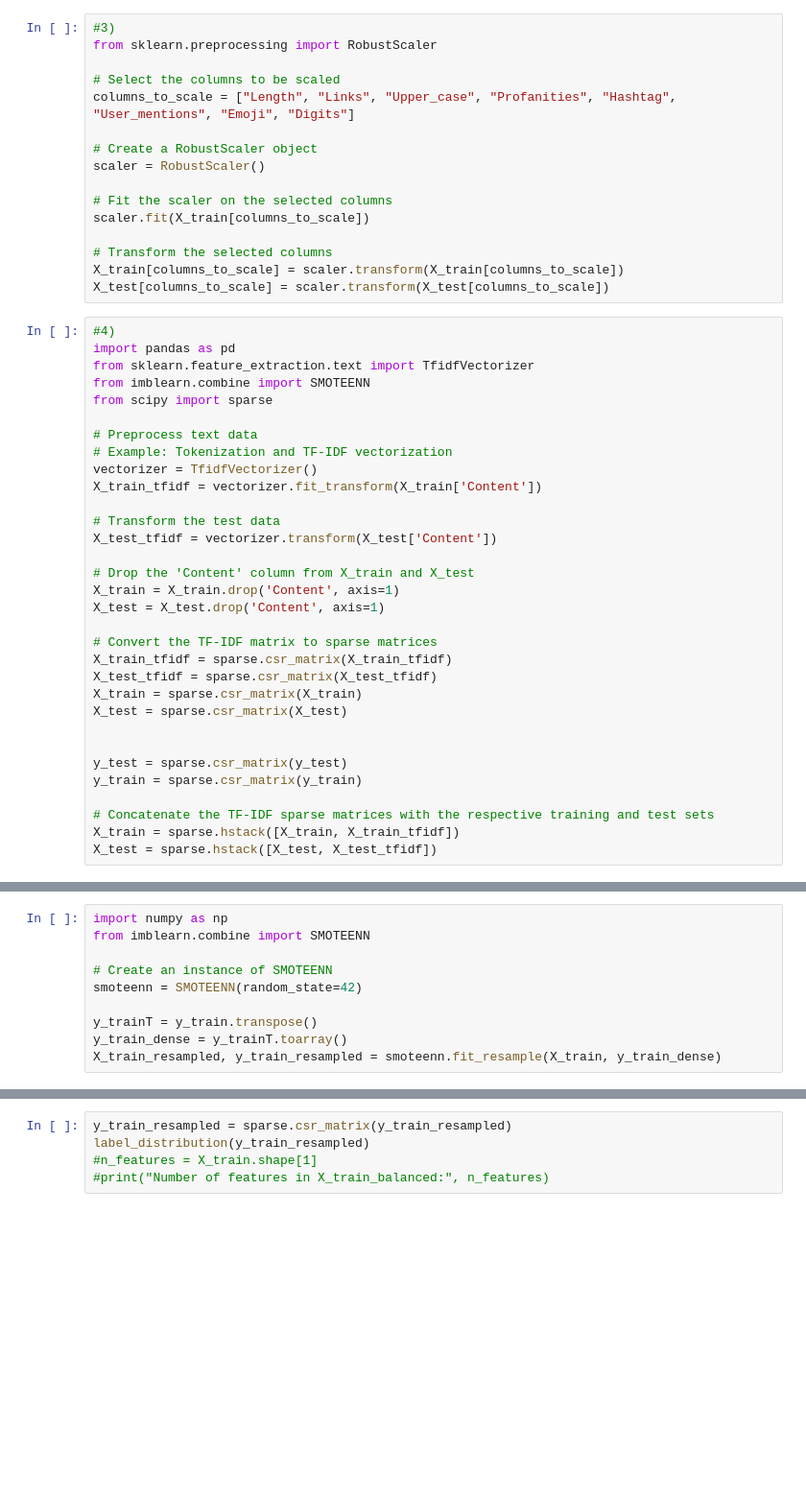
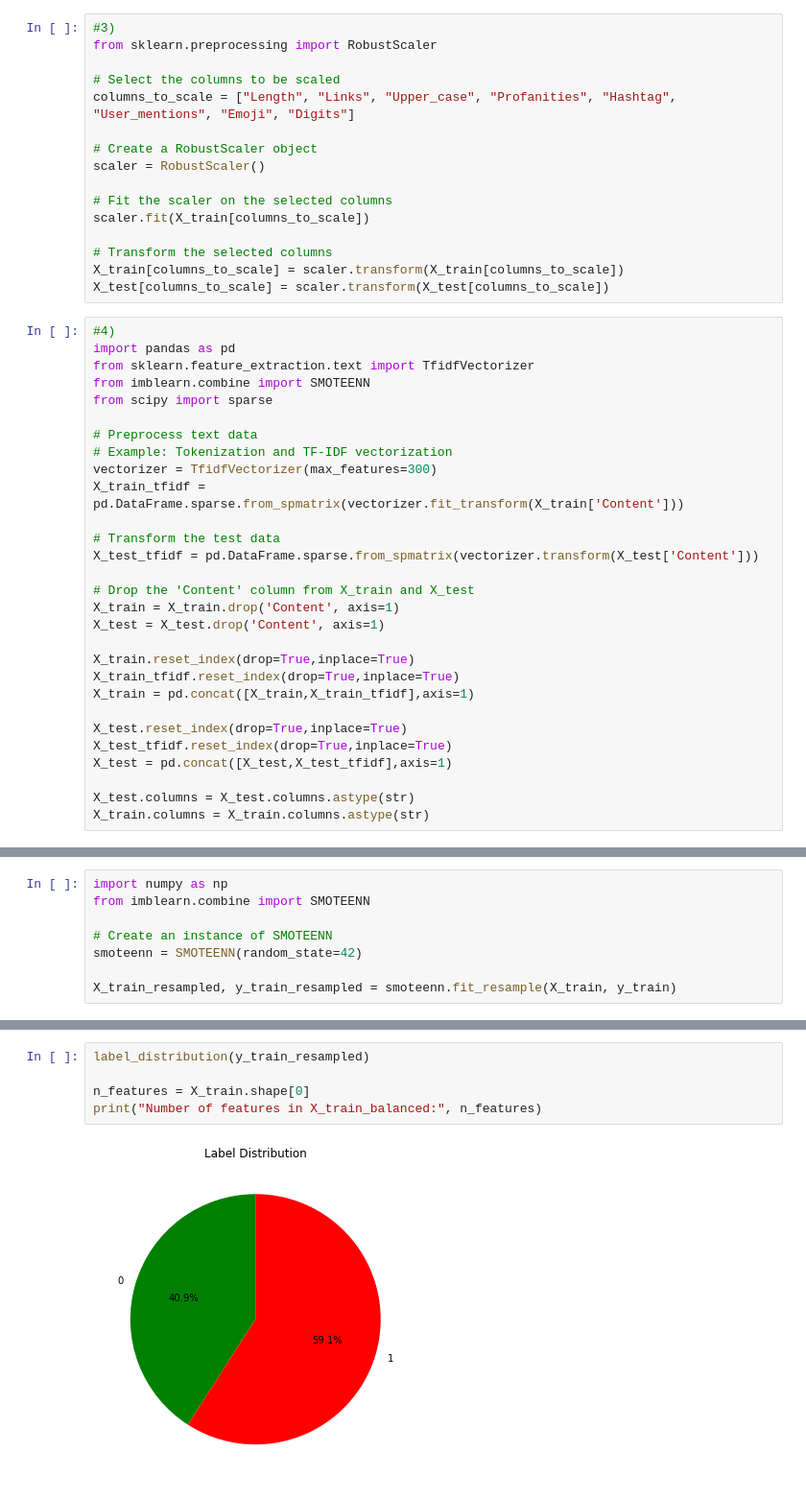
Before and after one commit to FilippoSechi/HateSpeechDetection, a Jupyter notebook: notebook.ipynb, the cells around one changed output, grey strips where cells are left out. Shown at 96% size. Cells and saved outputs as stored; diff of their text form; blank space fills up the shorter version.

Commit message:
resample

```diff
--- a/notebook.ipynb
+++ b/notebook.ipynb
@@ -484,29 +494,26 @@ from scipy import sparse
 
 # Preprocess text data
 # Example: Tokenization and TF-IDF vectorization
-vectorizer = TfidfVectorizer()
-X_train_tfidf = vectorizer.fit_transform(X_train['Content'])
+vectorizer = TfidfVectorizer(max_features=300)
+X_train_tfidf = pd.DataFrame.sparse.from_spmatrix(vectorizer.fit_transform(X_train['Content']))
 
 # Transform the test data
-X_test_tfidf = vectorizer.transform(X_test['Content'])
+X_test_tfidf = pd.DataFrame.sparse.from_spmatrix(vectorizer.transform(X_test['Content']))
 
 # Drop the 'Content' column from X_train and X_test
 X_train = X_train.drop('Content', axis=1)
 X_test = X_test.drop('Content', axis=1)
 
-# Convert the TF-IDF matrix to sparse matrices
-X_train_tfidf = sparse.csr_matrix(X_train_tfidf)
-X_test_tfidf = sparse.csr_matrix(X_test_tfidf)
-X_train = sparse.csr_matrix(X_train)
-X_test = sparse.csr_matrix(X_test)
+X_train.reset_index(drop=True,inplace=True)
+X_train_tfidf.reset_index(drop=True,inplace=True)
+X_train = pd.concat([X_train,X_train_tfidf],axis=1)
 
+X_test.reset_index(drop=True,inplace=True)
+X_test_tfidf.reset_index(drop=True,inplace=True)
+X_test = pd.concat([X_test,X_test_tfidf],axis=1)
 
-y_test = sparse.csr_matrix(y_test)
-y_train = sparse.csr_matrix(y_train)
-
-# Concatenate the TF-IDF sparse matrices with the respective training and test sets
-X_train = sparse.hstack([X_train, X_train_tfidf])
-X_test = sparse.hstack([X_test, X_test_tfidf])
+X_test.columns = X_test.columns.astype(str)
+X_train.columns = X_train.columns.astype(str)
 # %%
 label_distribution(y_train)
 # %% [output]
@@ -518,6 +525,4 @@ from imblearn.combine import SMOTEENN
 # Create an instance of SMOTEENN
 smoteenn = SMOTEENN(random_state=42)
 
-y_trainT = y_train.transpose()
-y_train_dense = y_trainT.toarray()
-X_train_resampled, y_train_resampled = smoteenn.fit_resample(X_train, y_train_dense)
+X_train_resampled, y_train_resampled = smoteenn.fit_resample(X_train, y_train)
@@ -526,5 +532,7 @@ KeyboardInterrupt:
 # %%
-y_train_resampled = sparse.csr_matrix(y_train_resampled)
 label_distribution(y_train_resampled)
-#n_features = X_train.shape[1]
-#print("Number of features in X_train_balanced:", n_features)
+
+n_features = X_train.shape[0]
+print("Number of features in X_train_balanced:", n_features)
+# %% [output]
+[figure, added]
```
Also changed, not shown: parts of 9 cells of this notebook, 1 other file.
